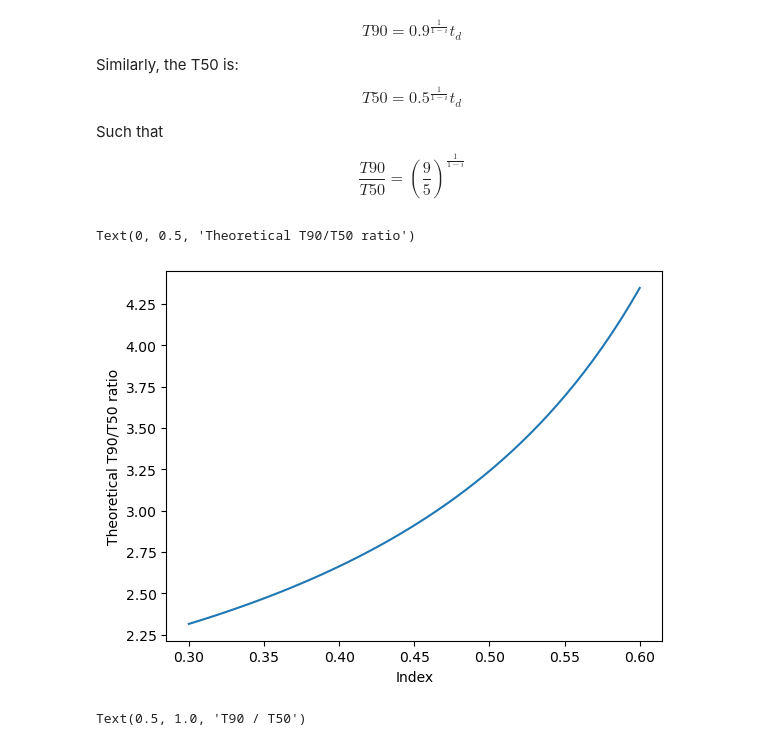
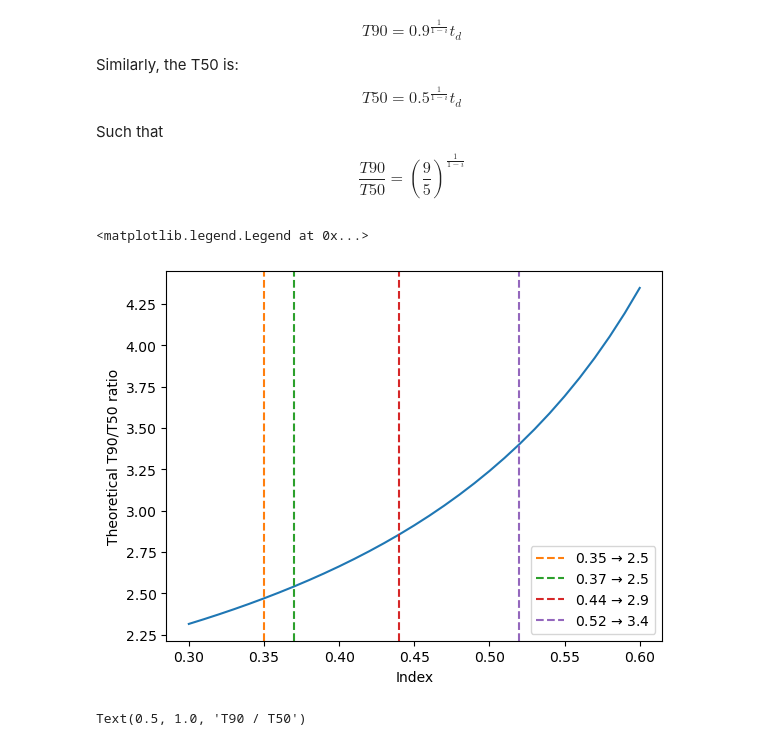
Before and after one commit to xboluna/Research, a Jupyter notebook: BHRad/Modelling/BHawk_Modelling.ipynb, the cells around one changed output. Cells and saved outputs as stored; diff of their text form; code cells hidden in the pictures.

Commit message:
Specified T50/T90 for the SED indices

```diff
--- a/BHRad/Modelling/BHawk_Modelling.ipynb
+++ b/BHRad/Modelling/BHawk_Modelling.ipynb
@@ -329,14 +329,25 @@ $$T50 =  0.5^{\frac{1}{1-i}}t_d$$
 Such that
 $$\frac{T90}{T50} = (\frac{9}{5})^{\frac{1}{1-i}}$$
 # %%
-indices = np.linspace(0.3,0.6)
+indices = np.linspace(0.3, 0.6, 31)
 Tdiv = lambda index: (9/5)**(1/(1-index))
 plt.plot(indices, Tdiv(indices))
 plt.xlabel('Index')
 plt.ylabel('Theoretical T90/T50 ratio')
+
+# This ends up being somewhat consistent with the experimental results below.
+
+for c,i in enumerate([.35, .37, .44, .52]):
+    plt.axvline(i, linestyle='--', label = r'%.2f $\to$ %.1f'%(i, \
+        Tdiv(indices)[ \
+            list(indices).index(i) \
+            ]),
+        color = 'C%s'%(c+1))
+
+plt.legend()
 # %% [output]
-Text(0, 0.5, 'Theoretical T90/T50 ratio')
+<matplotlib.legend.Legend at 0x...>
-[figure, old version]
+[figure, new version]
 # %%
 # T90/T50 could be a way to cross-validate with normalization for the distance from the EBH.
 # It could also be used as a proxy for index.
```
